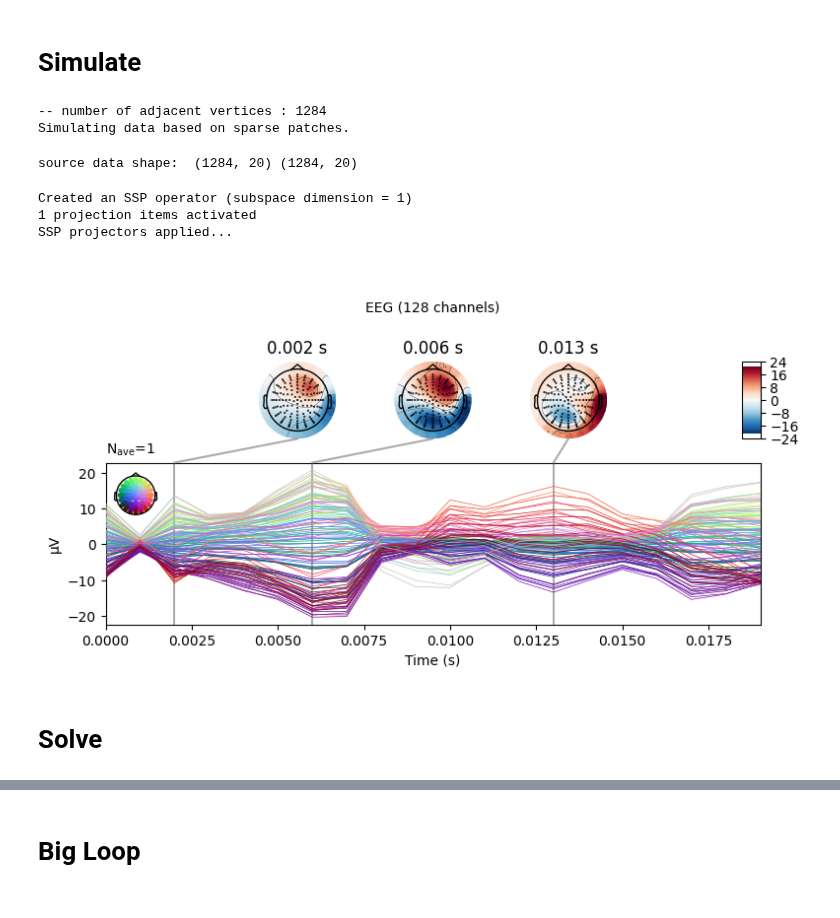
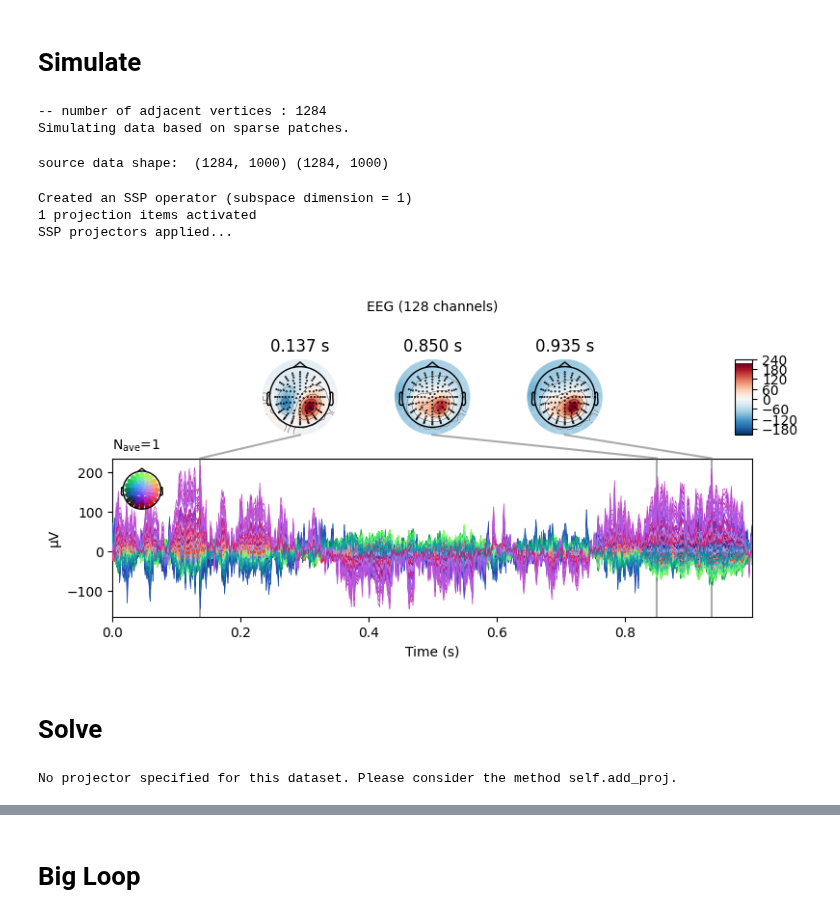
Before and after one commit to LukeTheHecker/invert, a Jupyter notebook: dev/evaluate.ipynb, the cells around one changed output, grey strips where cells are left out. Drawn from its saved outputs; the diff is of its cells as text; code cells hidden in the pictures.

```diff
--- a/dev/evaluate.ipynb
+++ b/dev/evaluate.ipynb
@@ -35,28 +35,42 @@ n_chans, n_dipoles = leadfield.shape
 # Simulate
 # %%
 settings = dict(
-    number_of_sources=3,
-    extents=(24, 25),
-    duration_of_trial=0.02,
+    number_of_sources=6,
+    extents=(1, 35),
+    duration_of_trial=1,
     amplitudes=100,
     target_snr=1e99)
 
 sim = Simulation(fwd, info, settings).simulate(2)
 stc = sim.source_data[0]
 evoked = sim.eeg_data[0].average()
 
 stc.data /= abs(stc.data).max()
 brain = stc.plot(**pp)
 brain.add_text(0.1, 0.9, 'Ground Truth', 'title',
                font_size=14)
 evoked.plot_joint()
 # %% [output]
 -- number of adjacent vertices : 1284
 Simulating data based on sparse patches.
-source data shape:  (1284, 20) (1284, 20)
+source data shape:  (1284, 1000) (1284, 1000)
 Created an SSP operator (subspace dimension = 1)
 1 projection items activated
 SSP projectors applied...
-[figure, old version]
+[figure, new version]
 # %% [markdown]
 # Solve
+# %%
+from invert.solvers import SolverJAZZMUSIC, SolverRAPMUSIC
+solver = SolverJAZZMUSIC()
+solver.make_inverse_operator(fwd, evoked)
+stc_ = solver.apply_inverse_operator(evoked, truncate=True, stop_crit=0.9, n="auto")
+stc_.data /= abs(stc_.data).max()
+brain = stc_.plot(**pp)
+brain.add_text(0.1, 0.9, solver.name, 'title',
+               font_size=14)
+
+evoked_ = mne.EvokedArray(fwd["sol"]["data"] @ stc_.data, info)
+evoked_.plot_joint()
+# %% [output]
+No projector specified for this dataset. Please consider the method self.add_proj.
```
Also changed, not shown: parts of 3 cells of this notebook, 2 other files.
